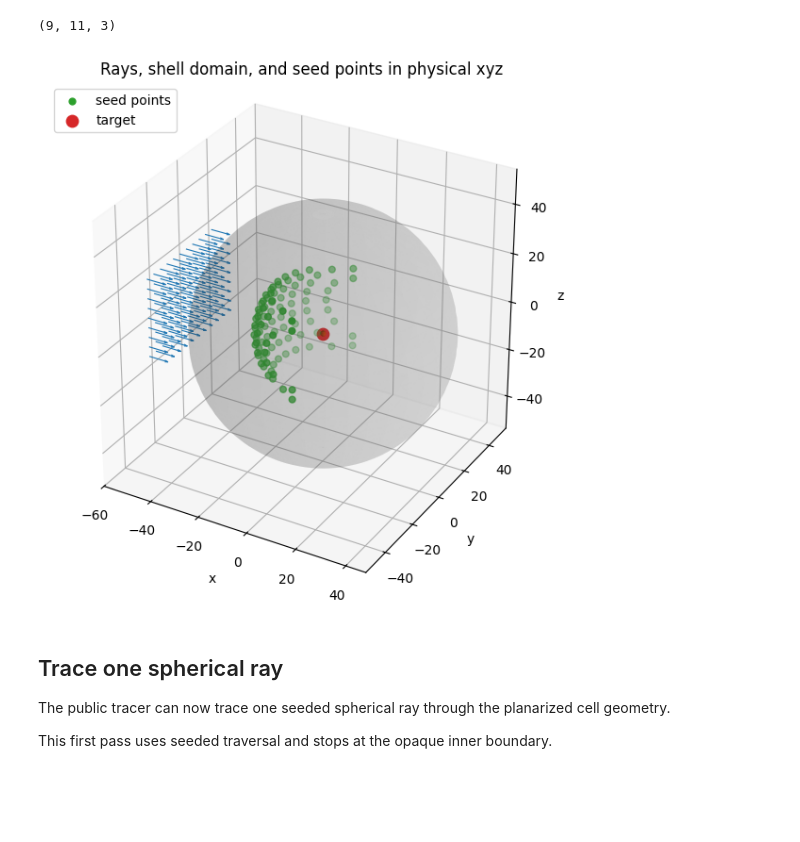
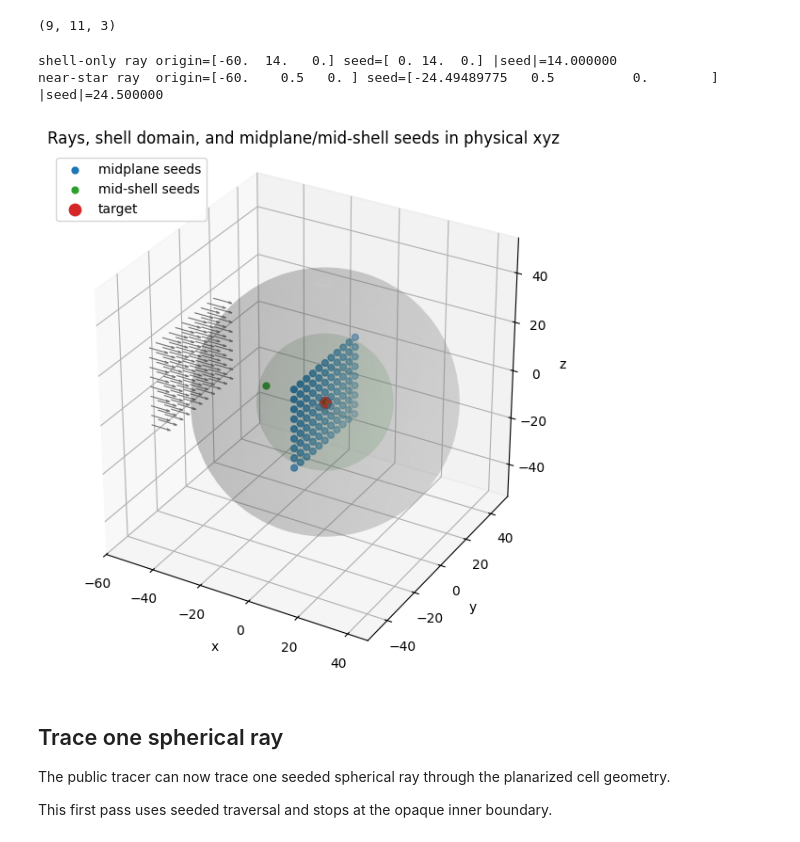
Before and after one commit to svaberg/batcamp, a Jupyter notebook: examples/ray_api_sketch.ipynb, the cells around one changed output. Drawn from its saved outputs; the diff is of its cells as text; code cells hidden in the pictures; blank space fills up the shorter version.

```diff
--- a/examples/ray_api_sketch.ipynb
+++ b/examples/ray_api_sketch.ipynb
@@ -130,13 +137,38 @@ seed_xyz = tracer.seed_domain(origins, directions, t_min=0.0, t_max=np.inf)
 seed_xyz.shape
 # %% [output]
 (9, 11, 3)
+# %%
+demo_origins = np.array(
+    [
+        [-60.0, 14.0, 0.0],
+        [-60.0, 0.5, 0.0],
+    ],
+    dtype=float,
+)
+demo_directions = np.array([[1.0, 0.0, 0.0], [1.0, 0.0, 0.0]], dtype=float)
+demo_labels = ["shell-only ray", "near-star ray"]
+demo_seeds = tracer.seed_domain(demo_origins, demo_directions)
+demo_radii = np.linalg.norm(demo_seeds, axis=1)
+
+for label, origin, seed, radius in zip(demo_labels, demo_origins, demo_seeds, demo_radii):
+    print(f"{label:14s} origin={origin} seed={seed} |seed|={radius:.6f}")
+# %% [output]
+shell-only ray origin=[-60.  14.   0.] seed=[ 0. 14.  0.] |seed|=14.000000
+near-star ray  origin=[-60.    0.5   0. ] seed=[-24.49489775   0.5          0.        ] |seed|=24.500000
 # %%
 rpa_lo, rpa_hi = tree.domain_bounds(coord="rpa")
 r_inner = float(rpa_lo[0])
 r_outer = float(rpa_hi[0])
+r_seed = 0.5 * (r_inner + r_outer)
 
 seed_flat = seed_xyz.reshape(-1, 3)
 seed_mask = np.isfinite(seed_flat).all(axis=1)
+
+t_closest = -np.sum(origins_flat * directions_flat, axis=1)
+closest_xyz = origins_flat + t_closest[:, None] * directions_flat
+closest_radius = np.linalg.norm(closest_xyz, axis=1)
+near_star_mask = seed_mask & (closest_radius < r_inner)
+shell_only_mask = seed_mask & ~near_star_mask
 
 azimuth = np.linspace(0.0, 2.0 * np.pi, 80)
 polar = np.linspace(0.0, np.pi, 40)
@@ -150,11 +182,13 @@ def sphere_xyz(radius):
 
 outer_x, outer_y, outer_z = sphere_xyz(r_outer)
 inner_x, inner_y, inner_z = sphere_xyz(r_inner)
+mid_x, mid_y, mid_z = sphere_xyz(r_seed)
 
 fig = plt.figure(figsize=(9, 7))
 ax = fig.add_subplot(111, projection="3d")
 ax.plot_surface(outer_x, outer_y, outer_z, color="tab:gray", alpha=0.15, linewidth=0.0)
 ax.plot_surface(inner_x, inner_y, inner_z, color="tab:orange", alpha=0.45, linewidth=0.0)
+ax.plot_surface(mid_x, mid_y, mid_z, color="tab:green", alpha=0.08, linewidth=0.0)
 ax.quiver(
     origins_flat[:, 0],
     origins_flat[:, 1],
@@ -166,44 +200,52 @@ ax.quiver(
     normalize=False,
     arrow_length_ratio=0.18,
     linewidth=0.8,
-    color="tab:blue",
+    color="0.45",
 )
 ax.scatter(
-    seed_flat[seed_mask, 0],
-    seed_flat[seed_mask, 1],
-    seed_flat[seed_mask, 2],
+    seed_flat[shell_only_mask, 0],
+    seed_flat[shell_only_mask, 1],
+    seed_flat[shell_only_mask, 2],
+    color="tab:blue",
+    s=24,
+    label="midplane seeds",
+)
+ax.scatter(
+    seed_flat[near_star_mask, 0],
+    seed_flat[near_star_mask, 1],
+    seed_flat[near_star_mask, 2],
     color="tab:green",
     s=24,
-    label="seed points",
+    label="mid-shell seeds",
 )
 ax.scatter(
     [camera_target[0]],
     [camera_target[1]],
     [camera_target[2]],
     color="tab:red",
     s=80,
     label="target",
 )
 
 sphere_points = np.column_stack((outer_x.reshape(-1), outer_y.reshape(-1), outer_z.reshape(-1)))
 all_points = np.vstack((origins_flat, tips_flat, seed_flat[seed_mask], sphere_points))
 mins = all_points.min(axis=0)
 maxs = all_points.max(axis=0)
 span = np.maximum(maxs - mins, 1.0)
 center = 0.5 * (mins + maxs)
 radius = 0.5 * float(np.max(span))
 ax.set_xlim(center[0] - radius, center[0] + radius)
 ax.set_ylim(center[1] - radius, center[1] + radius)
 ax.set_zlim(center[2] - radius, center[2] + radius)
 ax.set_box_aspect((1.0, 1.0, 1.0))
 ax.set_xlabel("x")
 ax.set_ylabel("y")
 ax.set_zlabel("z")
-ax.set_title("Rays, shell domain, and seed points in physical xyz")
+ax.set_title("Rays, shell domain, and midplane/mid-shell seeds in physical xyz")
 ax.legend(loc="upper left")
 plt.show()
 # %% [output]
-[figure, old version]
+[figure, new version]
 # %% [markdown]
 ## Trace one spherical ray
 
```
Also changed, not shown: parts of 2 cells of this notebook, 7 other files.
